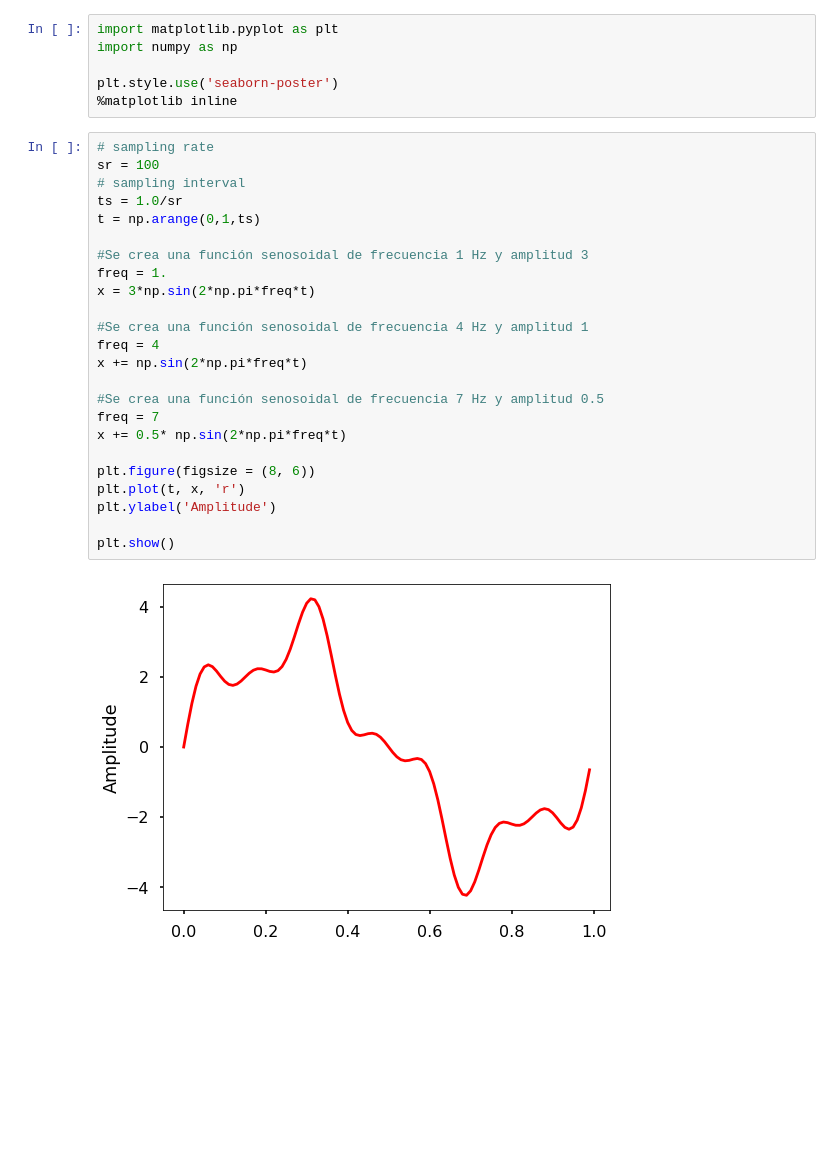
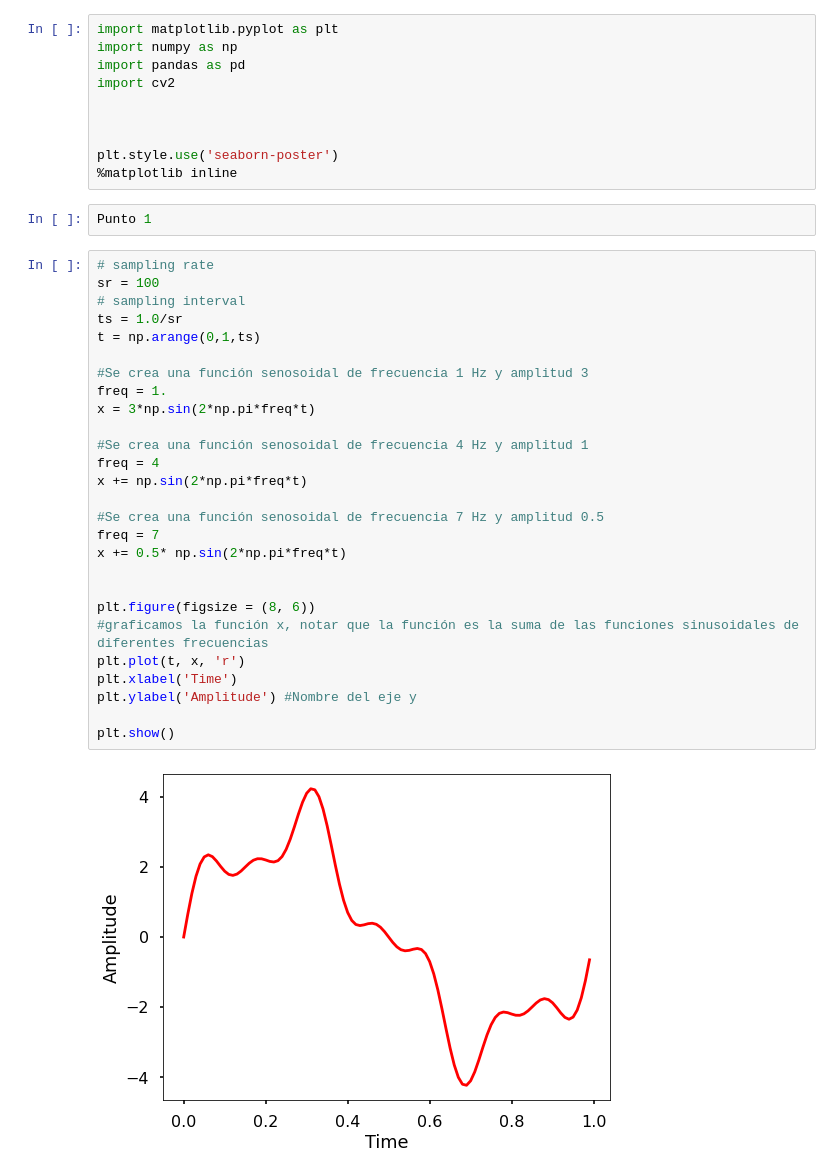
Before and after one commit to Argaviria/Se-ales, a Jupyter notebook: DFT_FFT_Examples_Python.ipynb, the cells around one changed output. Drawn from its saved outputs; the diff is of its cells as text; blank space fills up the shorter version.

```diff
--- a/DFT_FFT_Examples_Python.ipynb
+++ b/DFT_FFT_Examples_Python.ipynb
@@ -3,32 +5,41 @@
 # %%
 import matplotlib.pyplot as plt
 import numpy as np
+import pandas as pd
+import cv2
+
+
 
 plt.style.use('seaborn-poster')
 %matplotlib inline
+# %%
+Punto 1
 # %%
 # sampling rate
 sr = 100
 # sampling interval
 ts = 1.0/sr
 t = np.arange(0,1,ts)
 
 #Se crea una función senosoidal de frecuencia 1 Hz y amplitud 3
 freq = 1.
 x = 3*np.sin(2*np.pi*freq*t)
 
 #Se crea una función senosoidal de frecuencia 4 Hz y amplitud 1
 freq = 4
 x += np.sin(2*np.pi*freq*t)
 
 #Se crea una función senosoidal de frecuencia 7 Hz y amplitud 0.5
 freq = 7
 x += 0.5* np.sin(2*np.pi*freq*t)
 
+
 plt.figure(figsize = (8, 6))
+#graficamos la función x, notar que la función es la suma de las funciones sinusoidales de diferentes frecuencias
 plt.plot(t, x, 'r')
-plt.ylabel('Amplitude')
+plt.xlabel('Time')
+plt.ylabel('Amplitude') #Nombre del eje y
 
 plt.show()
 # %% [output]
-[figure, old version]
+[figure, new version]
```
Also changed, not shown: parts of 21 cells of this notebook.
